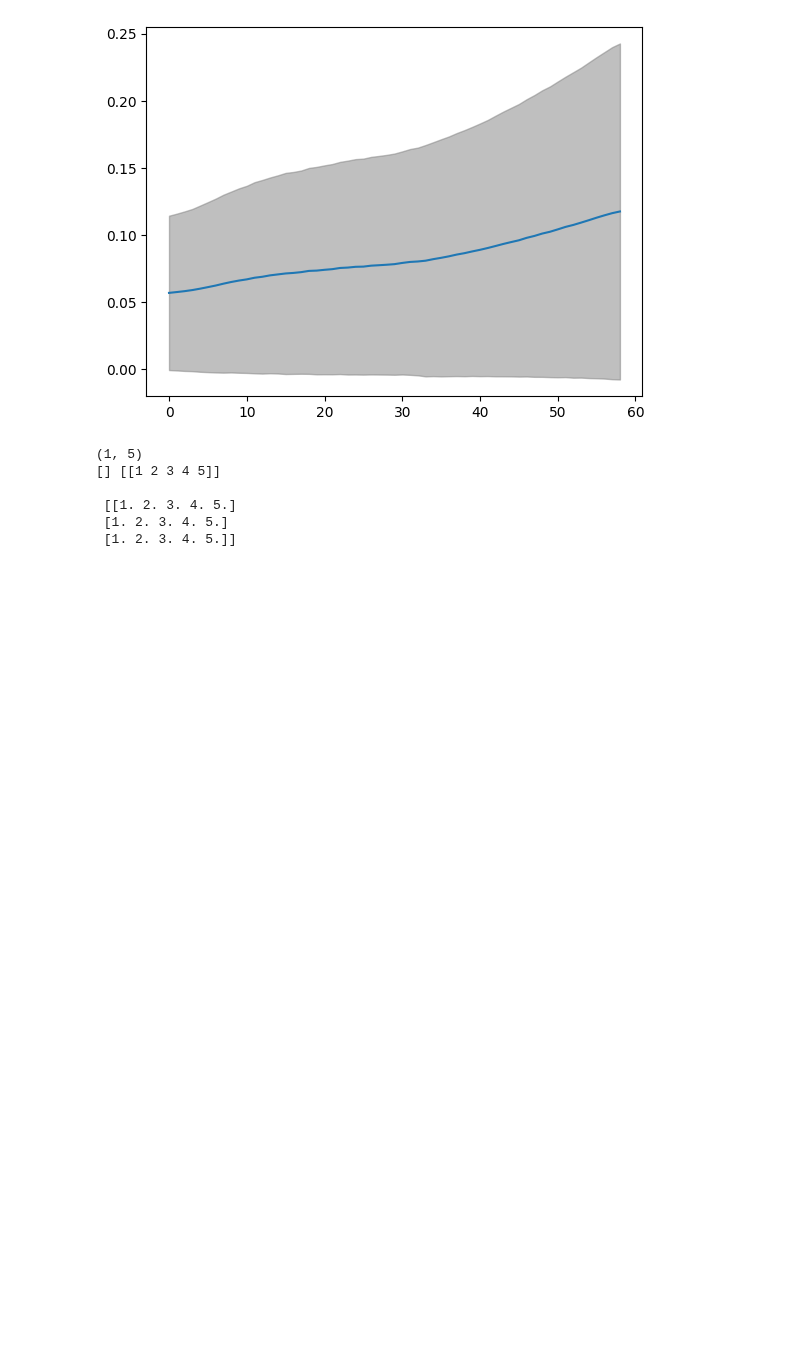
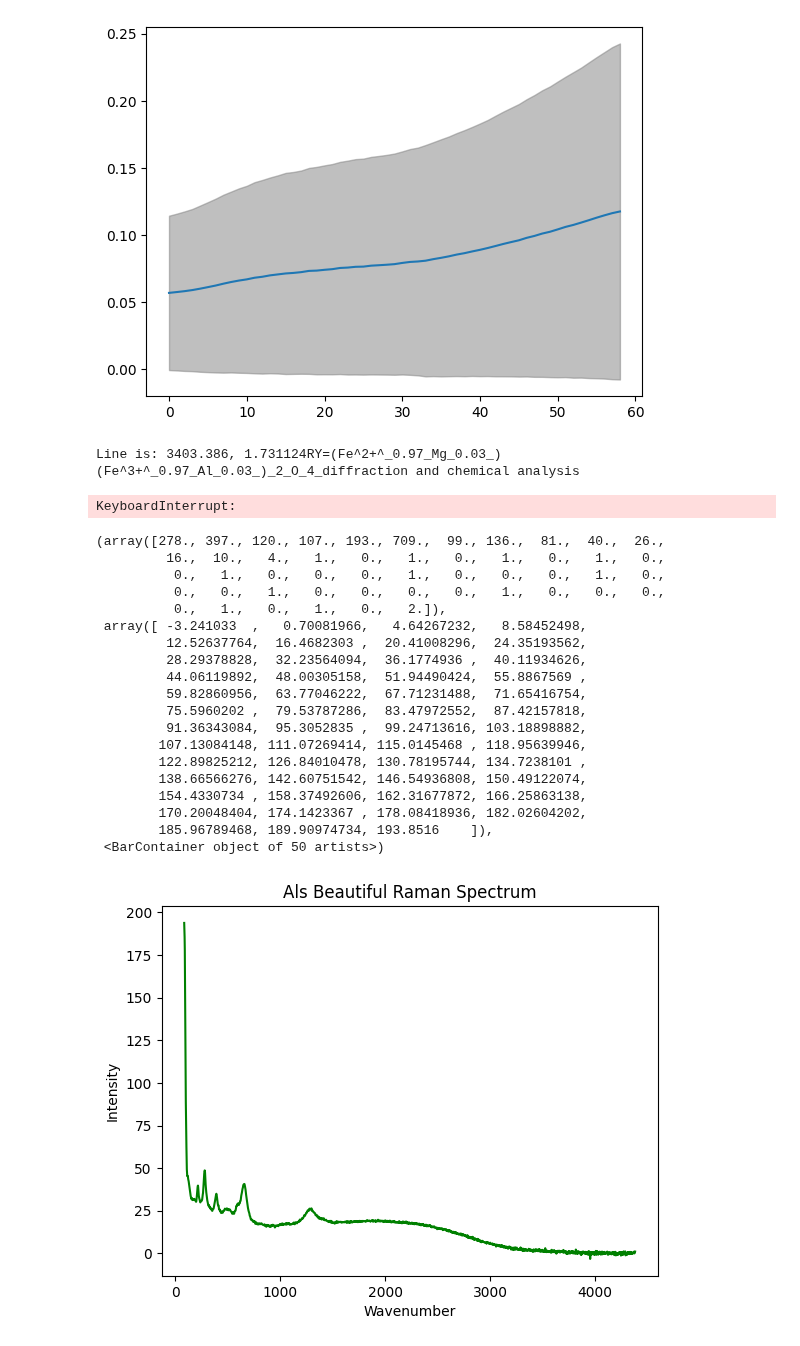
Before and after one commit to z-vig/M3_Pro, a Jupyter notebook: testing.ipynb, the cells around one changed output. Drawn from its saved outputs; the diff is of its cells as text; code cells hidden in the pictures; blank space fills up the shorter version.

```diff
--- a/testing.ipynb
+++ b/testing.ipynb
@@ -632,17 +632,55 @@ plt.fill_between(range(len(illArr[:,0])),illArr[:,0]-illArr[:,2],illArr[:,0]+ill
 (59, 5)
 <matplotlib.collections.PolyCollection at 0x...>
 [figure]
-# %%
-import numpy as np
-arr1 = np.zeros([0,5])
-arr2 = np.array([1,2,3,4,5]).reshape(1,5)
-arr3 = np.concatenate((arr1,arr2,arr2,arr2))
-print(arr2.shape)
-print (arr1,arr2,'\n\n',arr3)
-# %% [output]
-(1, 5)
-[] [[1 2 3 4 5]]
-
- [[1. 2. 3. 4. 5.]
- [1. 2. 3. 4. 5.]
- [1. 2. 3. 4. 5.]]
+# %%
+import matplotlib.pyplot as plt
+import time
+x_data = []
+y_data = []
+with open('D:/magnetite.txt','r') as file:
+    lines = file.readlines()
+    for line in lines:
+        clean_txt = line[:-1]
+        if clean_txt[0:2] != '##' and clean_txt != '':
+            x_data.append(float(clean_txt.split(', ')[0]))
+            y_data.append(float(clean_txt.split(', ')[-1]))
+
+plt.plot(x_data,y_data)
+# %% [output]
+Line is: 3403.386, 1.731124RY=(Fe^2+^_0.97_Mg_0.03_)(Fe^3+^_0.97_Al_0.03_)_2_O_4_diffraction and chemical analysis
+KeyboardInterrupt:
+# %%
+import matplotlib.pyplot as plt
+import numpy as np
+import pandas as pd
+
+df = pd.read_csv('D:/magnetite.txt',skiprows=10,skipfooter=4,engine='python')
+df.columns=['X Values','Y Values']
+plt.plot(df['X Values'],df['Y Values'],color='green')
+plt.title('Als Beautiful Raman Spectrum')
+plt.ylabel('Intensity')
+plt.xlabel('Wavenumber')
+
+fig = plt.figure()
+plt.hist(df['Y Values'],50)
+# %% [output]
+(array([278., 397., 120., 107., 193., 709.,  99., 136.,  81.,  40.,  26.,
+         16.,  10.,   4.,   1.,   0.,   1.,   0.,   1.,   0.,   1.,   0.,
+          0.,   1.,   0.,   0.,   0.,   1.,   0.,   0.,   0.,   1.,   0.,
+          0.,   0.,   1.,   0.,   0.,   0.,   0.,   1.,   0.,   0.,   0.,
+          0.,   1.,   0.,   1.,   0.,   2.]),
+ array([ -3.241033  ,   0.70081966,   4.64267232,   8.58452498,
+         12.52637764,  16.4682303 ,  20.41008296,  24.35193562,
+         28.29378828,  32.23564094,  36.1774936 ,  40.11934626,
+         44.06119892,  48.00305158,  51.94490424,  55.8867569 ,
+         59.82860956,  63.77046222,  67.71231488,  71.65416754,
+         75.5960202 ,  79.53787286,  83.47972552,  87.42157818,
+         91.36343084,  95.3052835 ,  99.24713616, 103.18898882,
+        107.13084148, 111.07269414, 115.0145468 , 118.95639946,
+        122.89825212, 126.84010478, 130.78195744, 134.7238101 ,
+        138.66566276, 142.60751542, 146.54936808, 150.49122074,
+        154.4330734 , 158.37492606, 162.31677872, 166.25863138,
+        170.20048404, 174.1423367 , 178.08418936, 182.02604202,
+        185.96789468, 189.90974734, 193.8516    ]),
+ <BarContainer object of 50 artists>)
+[figure, added]
```
Also changed, not shown: parts of 1 cell of this notebook, 2 other files.
